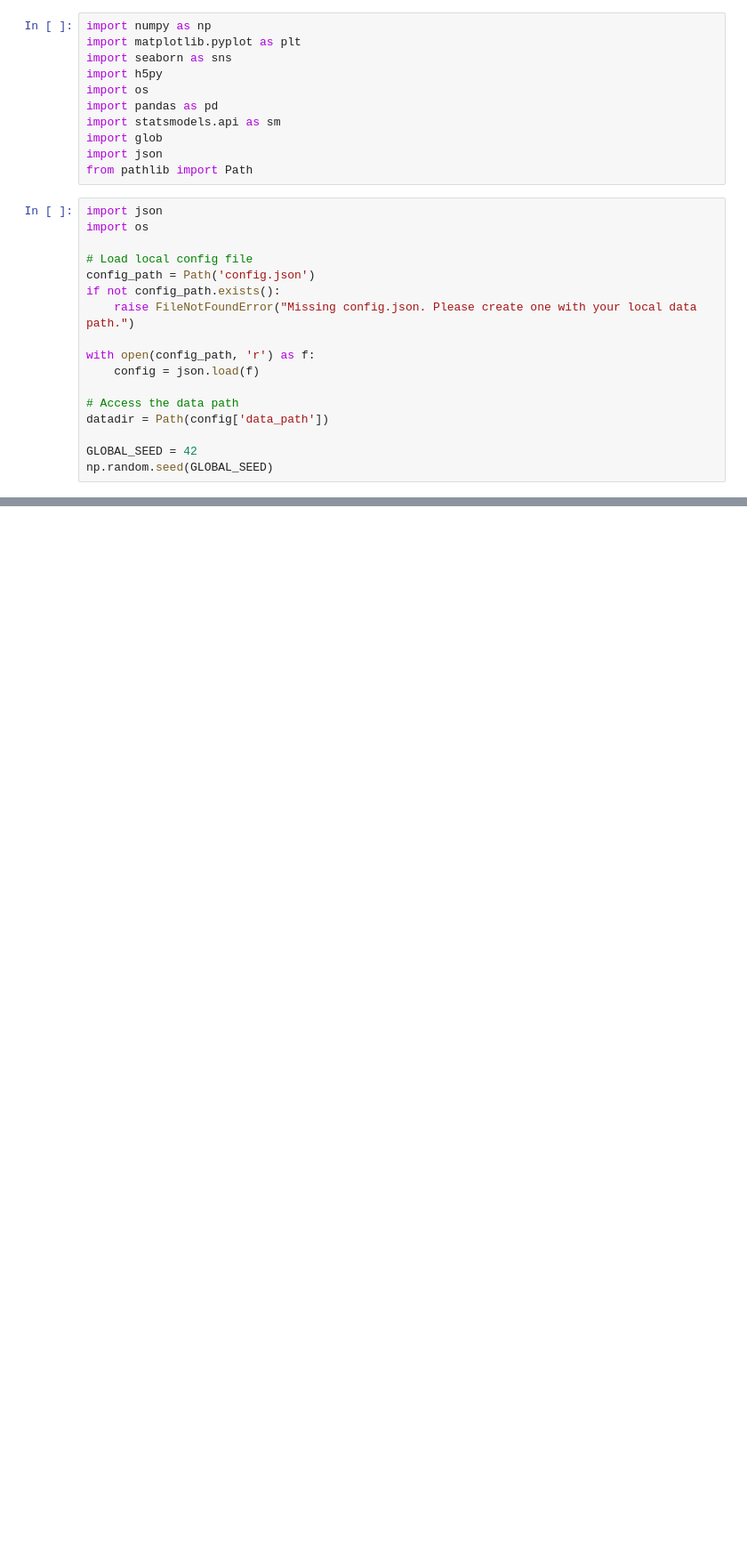
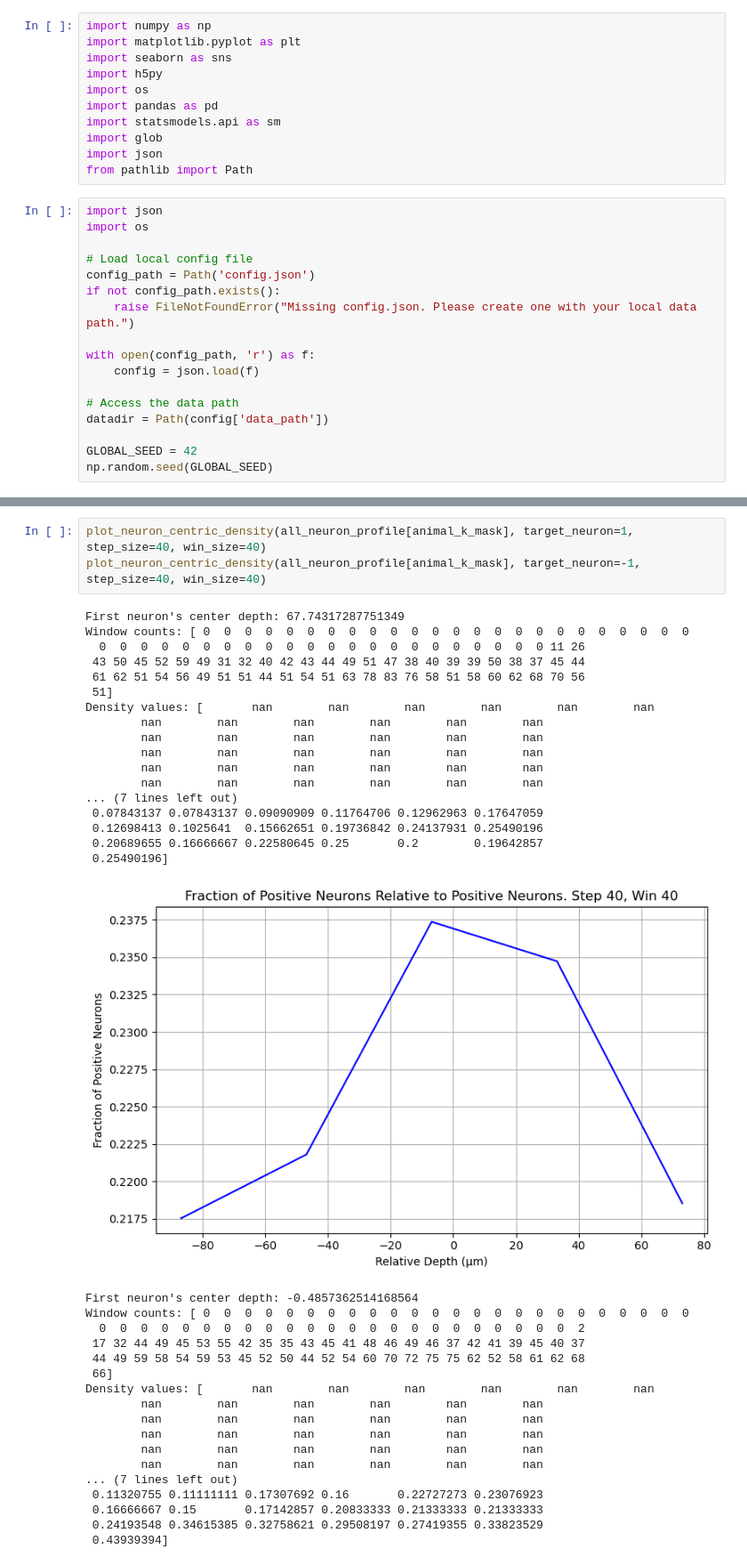
Before and after one commit to Yang2hang/Elston_lab, a Jupyter notebook: neuron_centric_density.ipynb, the cells around one changed output, grey strips where cells are left out. Shown at 89% size. Drawn from its saved outputs; the diff is of its cells as text; blank space fills up the shorter version.

```diff
--- a/neuron_centric_density.ipynb
+++ b/neuron_centric_density.ipynb
@@ -293,0 +450,39 @@ plot_neuron_centric_density(all_neuron_profile, tarkget_neurons=-1, reference_fi
+# %%
+plot_neuron_centric_density(all_neuron_profile[animal_k_mask], target_neuron=1, step_size=40, win_size=40)
+plot_neuron_centric_density(all_neuron_profile[animal_k_mask], target_neuron=-1, step_size=40, win_size=40)
+# %% [output]
+First neuron's center depth: 67.74317287751349
+Window counts: [ 0  0  0  0  0  0  0  0  0  0  0  0  0  0  0  0  0  0  0  0  0  0  0  0
+  0  0  0  0  0  0  0  0  0  0  0  0  0  0  0  0  0  0  0  0  0  0 11 26
+ 43 50 45 52 59 49 31 32 40 42 43 44 49 51 47 38 40 39 39 50 38 37 45 44
+ 61 62 51 54 56 49 51 51 44 51 54 51 63 78 83 76 58 51 58 60 62 68 70 56
+ 51]
+Density values: [       nan        nan        nan        nan        nan        nan
+        nan        nan        nan        nan        nan        nan
+        nan        nan        nan        nan        nan        nan
+        nan        nan        nan        nan        nan        nan
+        nan        nan        nan        nan        nan        nan
+        nan        nan        nan        nan        nan        nan
+... (7 lines left out)
+ 0.07843137 0.07843137 0.09090909 0.11764706 0.12962963 0.17647059
+ 0.12698413 0.1025641  0.15662651 0.19736842 0.24137931 0.25490196
+ 0.20689655 0.16666667 0.22580645 0.25       0.2        0.19642857
+ 0.25490196]
+[figure, added]
+First neuron's center depth: -0.4857362514168564
+Window counts: [ 0  0  0  0  0  0  0  0  0  0  0  0  0  0  0  0  0  0  0  0  0  0  0  0
+  0  0  0  0  0  0  0  0  0  0  0  0  0  0  0  0  0  0  0  0  0  0  0  2
+ 17 32 44 49 45 53 55 42 35 35 43 45 41 48 46 49 46 37 42 41 39 45 40 37
+ 44 49 59 58 54 59 53 45 52 50 44 52 54 60 70 72 75 75 62 52 58 61 62 68
+ 66]
+Density values: [       nan        nan        nan        nan        nan        nan
+        nan        nan        nan        nan        nan        nan
+        nan        nan        nan        nan        nan        nan
+        nan        nan        nan        nan        nan        nan
+        nan        nan        nan        nan        nan        nan
+        nan        nan        nan        nan        nan        nan
+... (7 lines left out)
+ 0.11320755 0.11111111 0.17307692 0.16       0.22727273 0.23076923
+ 0.16666667 0.15       0.17142857 0.20833333 0.21333333 0.21333333
+ 0.24193548 0.34615385 0.32758621 0.29508197 0.27419355 0.33823529
+ 0.43939394]
```
Also changed, not shown: parts of 13 cells of this notebook.
